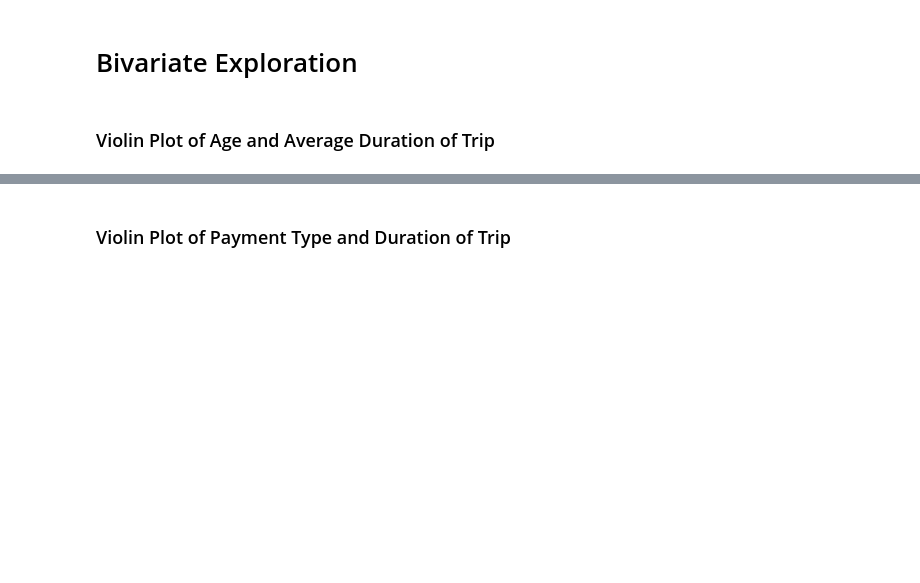
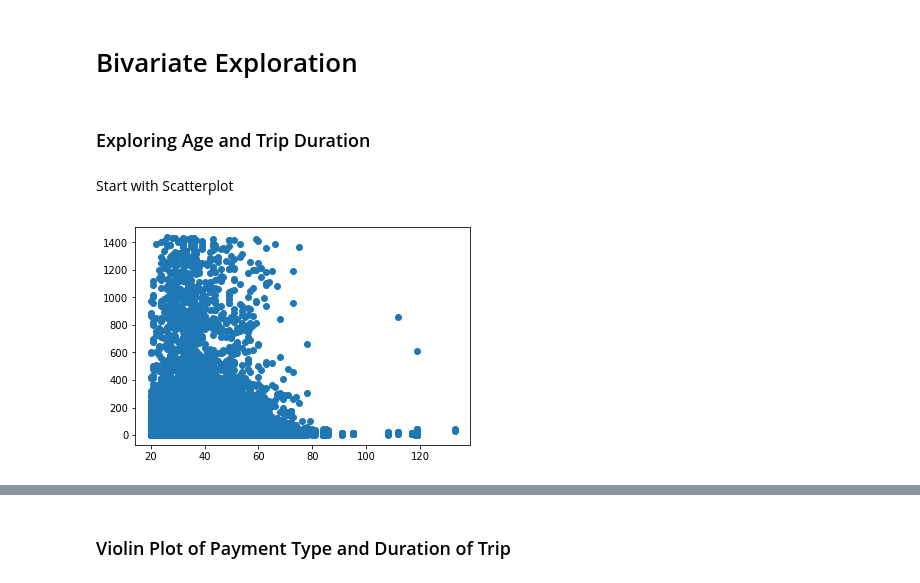
Before and after one commit to juliouribe/Visualizing_Bike_Data, a Jupyter notebook: Exploratory_Analysis.ipynb, the cells around one changed output, grey strips where cells are left out. Drawn from its saved outputs; the diff is of its cells as text; code cells hidden in the pictures; blank space fills up the shorter version.

```diff
--- a/Exploratory_Analysis.ipynb
+++ b/Exploratory_Analysis.ipynb
@@ -233,6 +233,10 @@ plt.ylabel('Number of Trips');
 # %% [markdown]
 # Bivariate Exploration
 # %% [markdown]
-### Violin Plot of Age and Average Duration of Trip
+### Exploring Age and Trip Duration
+# %% [markdown]
+Start with Scatterplot
 # %%
-sb.violinplot(data = bikes_clean, x = 'cat_var', y = 'num_var')
+plt.scatter(data = bikes_clean, x = 'age', y = 'duration_min', );
+# %% [output]
+[figure, added]
```
Also changed, not shown: parts of 9 cells of this notebook.
